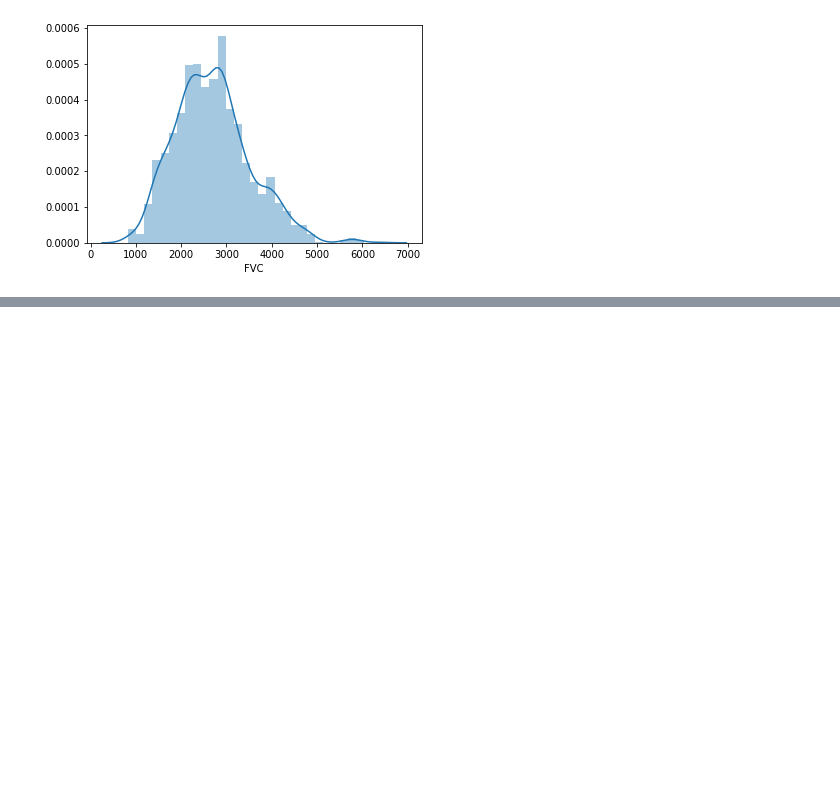
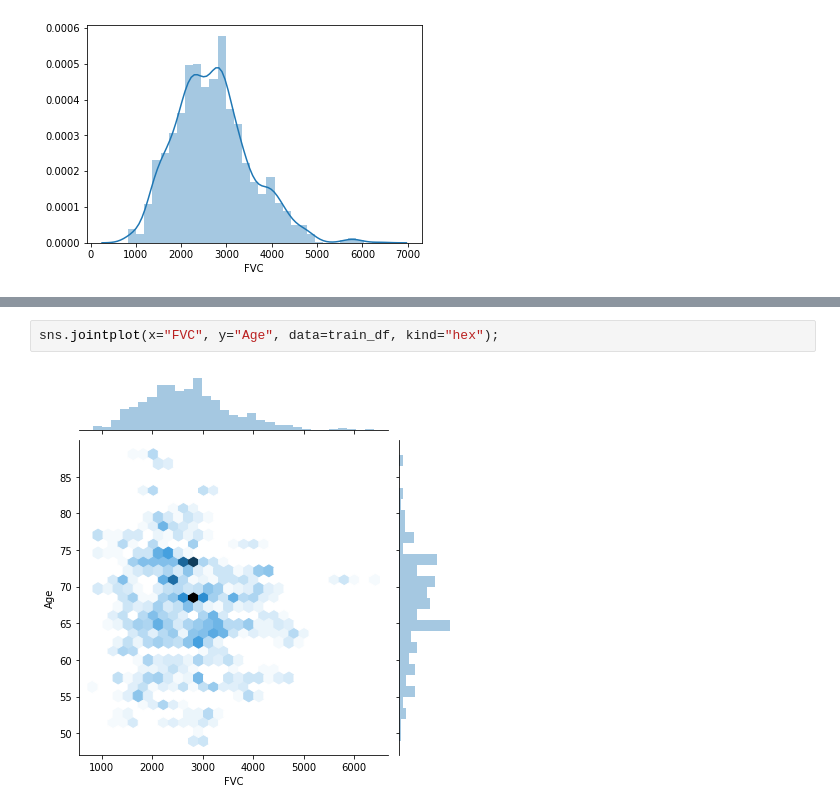
Before and after one commit to vdegenova/osic_kaggle, a Jupyter notebook: OSIC EDA.ipynb, the cells around one changed output, grey strips where cells are left out. Drawn from its saved outputs; the diff is of its cells as text; blank space fills up the shorter version.

```diff
--- a/OSIC EDA.ipynb
+++ b/OSIC EDA.ipynb
@@ -26,0 +82,4 @@ sns.distplot(train_df['FVC'])
+# %%
+sns.jointplot(x="FVC", y="Age", data=train_df, kind="hex");
+# %% [output]
+[figure, added]
```
Also changed, not shown: parts of 6 cells of this notebook.
